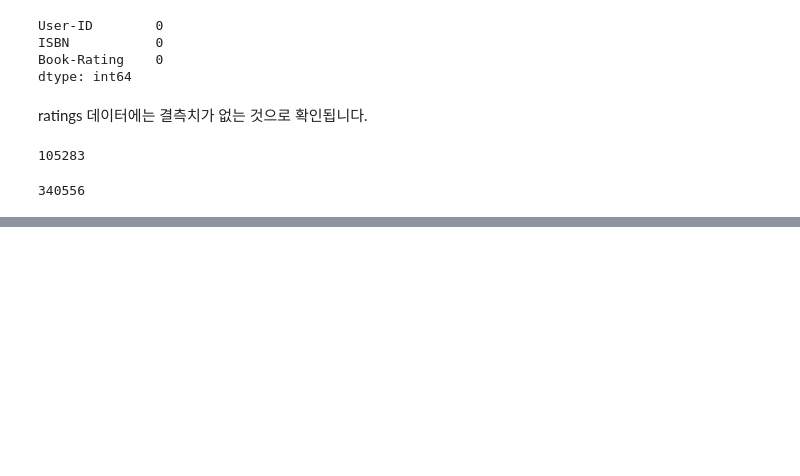
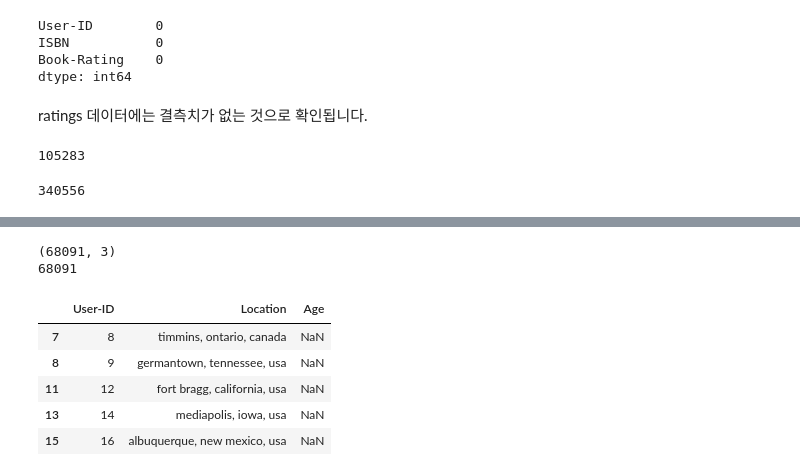
Before and after one commit to HwangHanJae/Book-Recommendation, a Jupyter notebook: EDA.ipynb, the cells around one changed output, grey strips where cells are left out. Drawn from its saved outputs; the diff is of its cells as text; code cells hidden in the pictures; blank space fills up the shorter version.

```diff
--- a/EDA.ipynb
+++ b/EDA.ipynb
@@ -165,0 +142,14 @@ user_ratings_merge_df.merge(books, left_on = 'ISBN', right_on = 'ISBN')
+# %%
+rating_users = users.loc[users['User-ID'].isin(new_ratings['User-ID'].unique())]
+print(rating_users.shape)
+print(rating_users['User-ID'].nunique())
+rating_users.head()
+# %% [output]
+(68091, 3)
+68091
+|  | User-ID | Location | Age |
+| 7 | 8 | timmins, ontario, canada | NaN |
+| 8 | 9 | germantown, tennessee, usa | NaN |
+| 11 | 12 | fort bragg, california, usa | NaN |
+| 13 | 14 | mediapolis, iowa, usa | NaN |
+| 15 | 16 | albuquerque, new mexico, usa | NaN |
```
Also changed, not shown: parts of 20 cells of this notebook.
